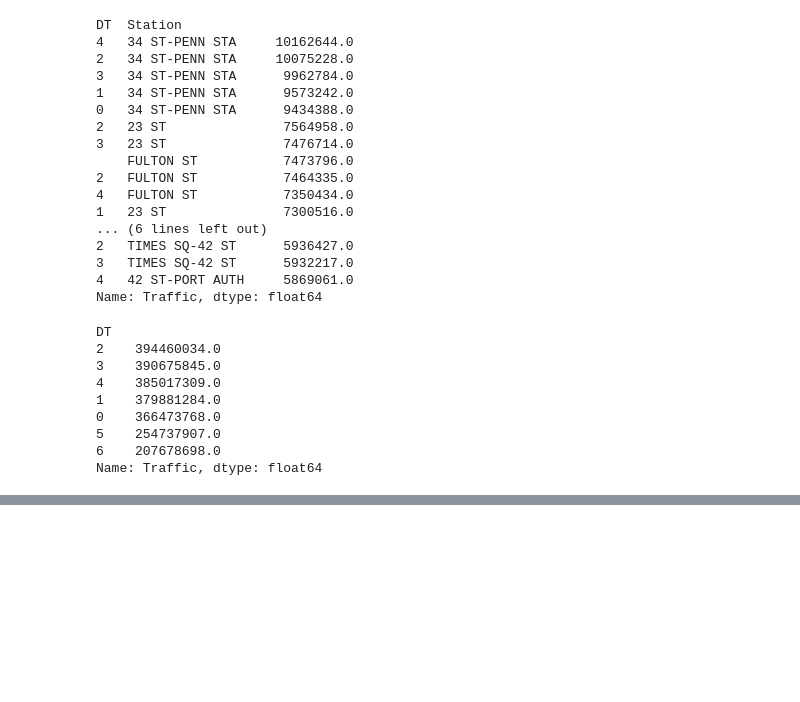
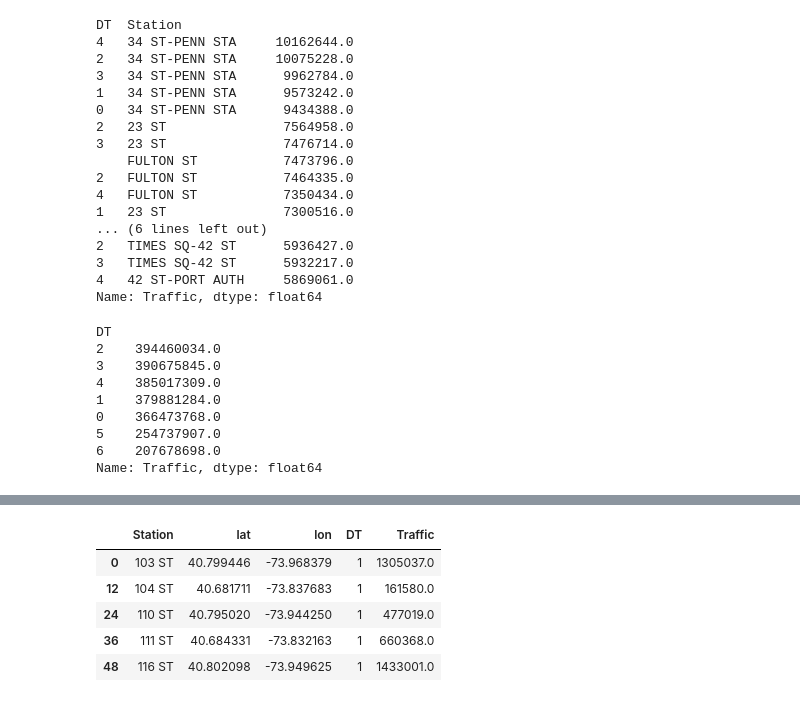
Before and after one commit to JNYH/projectbenson, a Jupyter notebook: eda_benson.ipynb, the cells around one changed output, grey strips where cells are left out. Saved outputs shown, nothing was run; the diff lists cells and outputs as text; code cells hidden in the pictures; blank space fills up the shorter version.

```diff
--- a/eda_benson.ipynb
+++ b/eda_benson.ipynb
@@ -220,0 +311,16 @@ Name: Traffic, dtype: float64
+# %%
+#  Weekly data
+
+monthly_data = full_df.groupby(["Station", "lat", "lon", full_df["DT"].dt.month])["Traffic"].sum().reset_index()
+
+month_1 = monthly_data.loc[weekly_data["DT"] == 1]
+
+month_1.head()
+# weekly_data["trafnorm"] = (weekly_data["Traffic"] - weekly_data["Traffic"].min()) / (weekly_data["Traffic"].max() - weekly_data["Traffic"].min())
+# %% [output]
+|  | Station | lat | lon | DT | Traffic |
+| 0 | 103 ST | 40.799446 | -73.968379 | 1 | 1305037.0 |
+| 12 | 104 ST | 40.681711 | -73.837683 | 1 | 161580.0 |
+| 24 | 110 ST | 40.795020 | -73.944250 | 1 | 477019.0 |
+| 36 | 111 ST | 40.684331 | -73.832163 | 1 | 660368.0 |
+| 48 | 116 ST | 40.802098 | -73.949625 | 1 | 1433001.0 |
```
Also changed, not shown: parts of 8 cells of this notebook, 3 other files.
